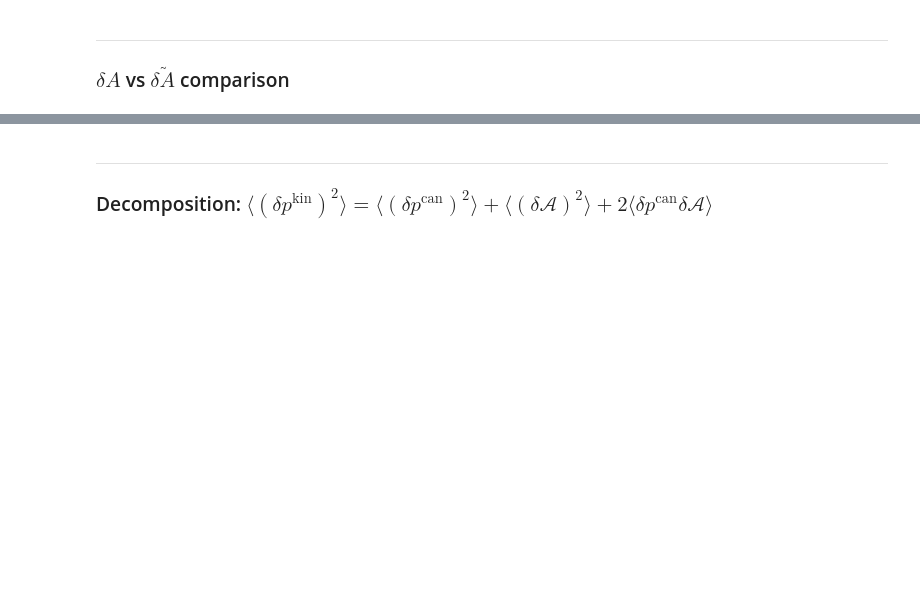
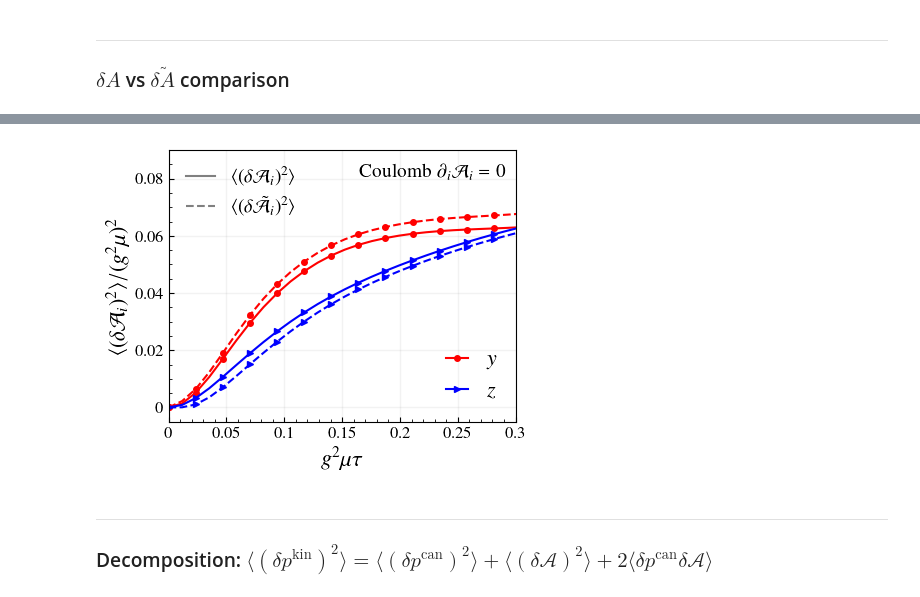
Before and after one commit to avramescudana/curraun, a Jupyter notebook: notebooks/classical_quantum_qhat_coulomb.ipynb, the cells around one changed output, grey strips where cells are left out. Cells and saved outputs as stored; diff of their text form; code cells hidden in the pictures; blank space fills up the shorter version.

```diff
--- a/notebooks/classical_quantum_qhat_coulomb.ipynb
+++ b/notebooks/classical_quantum_qhat_coulomb.ipynb
@@ -615,3 +823,68 @@ plt.show()
+# %%
+import matplotlib.pyplot as plt
+import matplotlib.ticker as mticker
+from matplotlib.lines import Line2D
+
+plt.rcParams.update({
+    "text.usetex": True,
+    "font.family": "serif",
+    "text.latex.preamble": r"\usepackage{txfonts}"
+})
+
+fig, ax = plt.subplots(figsize=(4.5, 3.5))
+
+# With Coulomb gauge
+i = 1  # y direction
+ax.plot(g2mu * tau, da_sq_coulomb[:, i] / g2mu**2, linewidth=1.5,
+        color='red', linestyle='-', marker='o', markersize=4, markevery=2)
+ax.plot(g2mu * tau, da_transp_sq_coulomb[:, i] / g2mu**2, linewidth=1.5,
+        color='red', linestyle='--', marker='o', markersize=4, markevery=2)
+
+i = 2  # z direction
+ax.plot(g2mu * tau, da_sq_coulomb[:, i] / g2mu**2, linewidth=1.5,
+        color='blue', linestyle='-', marker='>', markersize=5, markevery=2)
+ax.plot(g2mu * tau, da_transp_sq_coulomb[:, i] / g2mu**2, linewidth=1.5,
+        color='blue', linestyle='--', marker='>', markersize=5, markevery=2)
+
+# ax.set_xlim([0, max(g2mu * tau)])
+ax.set_xlim([0, 0.3])
+ax.set_ylim([-0.005, 0.09])
+
+ax.xaxis.set_major_formatter(mticker.FuncFormatter(lambda x, _: '{:g}'.format(x)))
+ax.yaxis.set_major_formatter(mticker.FuncFormatter(lambda x, _: '{:g}'.format(x)))
+
+ax.xaxis.set_major_locator(mticker.MultipleLocator(0.05))
+
+ax.set_xlabel(r"$g^2\mu\tau$", fontsize=16)
+ax.set_ylabel(r"$\langle (\delta \mathcal{A}_i)^2\rangle / (g^2\mu)^2$", fontsize=16)
+# ax.set_title(r'With Coulomb gauge', fontsize=14)
+ax.grid(color='gray', linestyle='-', linewidth=1, alpha=0.1)
+ax.tick_params(axis='both', which='major', direction='in', labelsize=12)
+ax.minorticks_on()
+ax.tick_params(axis='both', which='minor', direction='in')
+
+# Legend 1: y and z components
+legend1_elements = [
+    Line2D([0], [0], color='red', marker='o', markersize=4, linestyle='-', lw=1.5, label=r'$y$'),
+    Line2D([0], [0], color='blue', marker='>', markersize=5, linestyle='-', lw=1.5, label=r'$z$'),
+]
+legend1 = ax.legend(handles=legend1_elements, fontsize=16, frameon=False, loc='lower right', handlelength=1.0)
+
+ax.text(0.55, 0.9, r'$\mathrm{Coulomb}\,\,\partial_i\mathcal{A}_i=0$', transform=ax.transAxes, fontsize=14)
+
+# Legend 2: A vs A tilde
+legend2_elements = [
+    Line2D([0], [0], color='gray', linestyle='-', lw=1.5, label=r'$\langle (\delta \mathcal{A}_i)^2\rangle$'),
+    Line2D([0], [0], color='gray', linestyle='--', lw=1.5, label=r'$\langle (\delta \tilde{\mathcal{A}}_i)^2\rangle$'),
+]
+ax.add_artist(legend1)
+ax.legend(handles=legend2_elements, fontsize=14, frameon=False, loc='upper left', handlelength=1.5)
+
+plt.tight_layout()
+plt.savefig(f'delta_a_coulomb_{quark}_n_{N}_{coulomb_gauge_mode}.pdf', facecolor='w')
+plt.show()
+# %% [output]
+[figure, added]
 # %% [markdown]
 ---
 ### Decomposition: $\langle (\delta p^{\mathrm{kin}})^2 \rangle = \langle (\delta p^{\mathrm{can}})^2 \rangle + \langle (\delta \mathcal{A})^2 \rangle + 2\langle \delta p^{\mathrm{can}} \delta \mathcal{A} \rangle$
```
Also changed, not shown: parts of 21 cells of this notebook, 2 other files.
